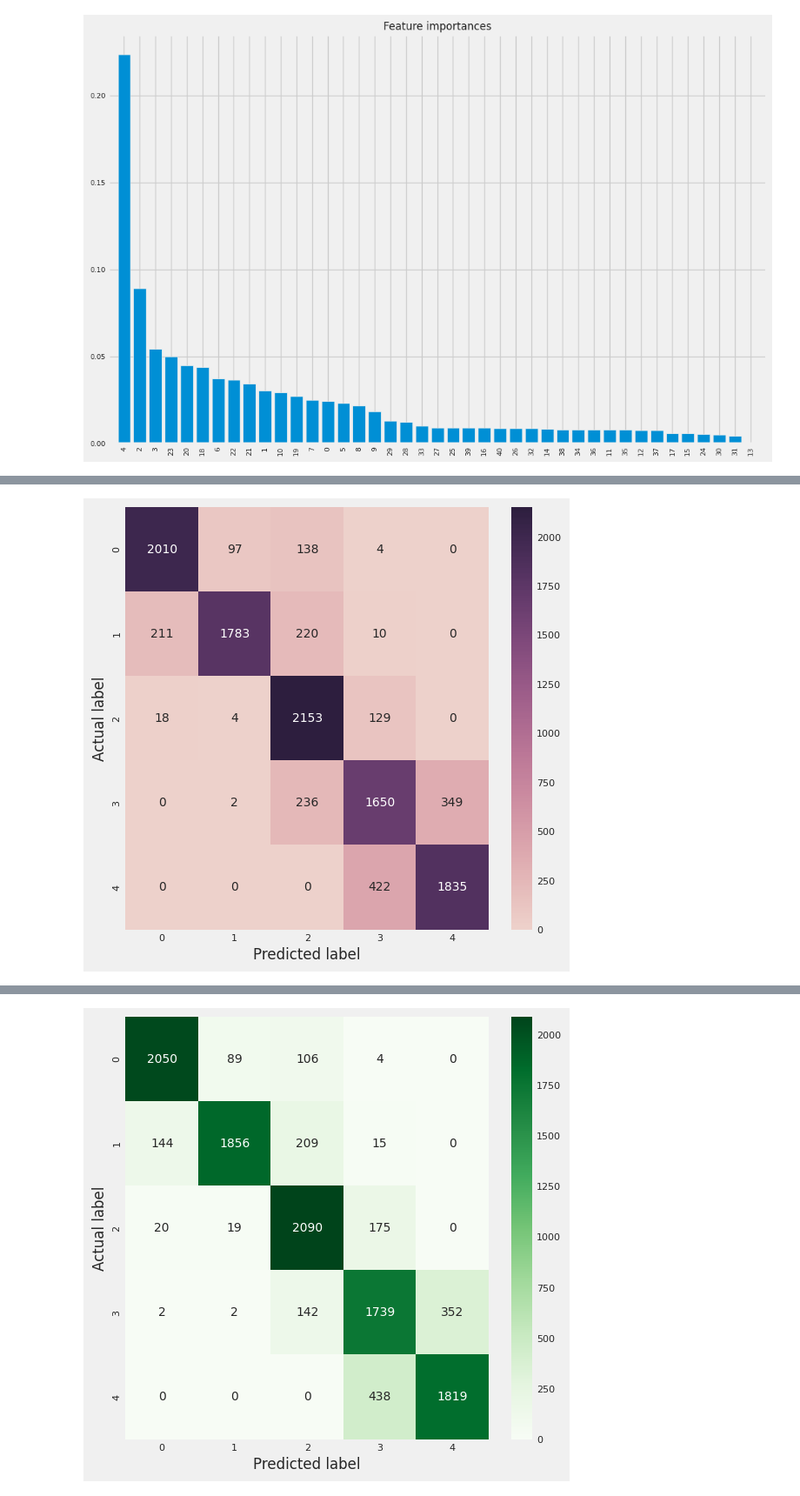
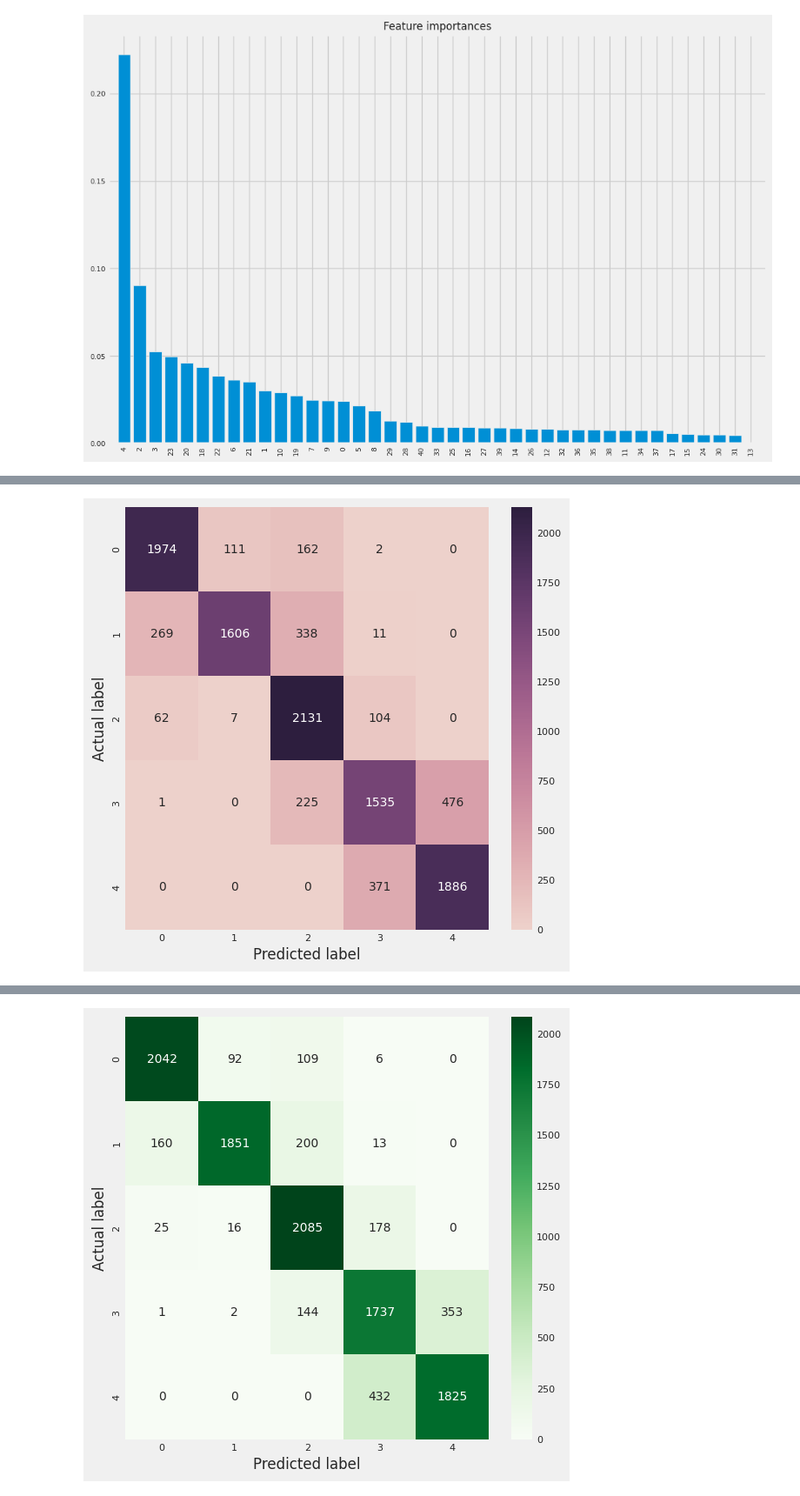
Before and after one commit to SerhiiBondarenko798/customer-churn-ml, a Jupyter notebook: notebooks/Churn_prediction_(ML).ipynb, the cells around one changed output, grey strips where cells are left out. Shown at 87% size. Drawn from its saved outputs; the diff is of its cells as text; code cells hidden in the pictures.

```diff
--- a/notebooks/Churn_prediction_(ML).ipynb
+++ b/notebooks/Churn_prediction_(ML).ipynb
@@ -305,8 +280,9 @@ df_test['jday'] = df_test['joining_date'].dt.day
 # %%
+# Extract date features
 df['jday'] = df['joining_date'].dt.day
 df['jmonth'] = df['joining_date'].dt.month
-df['jweek'] = df['joining_date'].dt.dayofweek
+df['jweek'] = df['joining_date'].dt.isocalendar().week
 df_test['jday'] = df_test['joining_date'].dt.day
 df_test['jmonth'] = df_test['joining_date'].dt.month
-df_test['jweek'] = df_test['joining_date'].dt.dayofweek
+df_test['jweek'] = df_test['joining_date'].dt.isocalendar().week
 # %%
@@ -403,7 +352,7 @@ from sklearn.metrics import classification_report,confusion_matrix,f1_score
 # %%
 from sklearn.ensemble import RandomForestClassifier
 from sklearn.metrics import classification_report,confusion_matrix,f1_score
-rf = RandomForestClassifier(n_estimators=1000,max_depth=25)
+rf = RandomForestClassifier(n_estimators=200,max_depth=25, n_jobs=-1)
 rf.fit(x_train,y_train)
 importances = rf.feature_importances_
 indices = np.argsort(importances)[::-1]
@@ -425,12 +374,2 @@ feature_names = df_new.drop(['churn_risk_score'], axis=1).columns
 x_train = pd.DataFrame(x_train, columns=feature_names)
 x_test = pd.DataFrame(x_test, columns=feature_names)
-# %%
-important_features = x_train.columns[indices[:15]]
-x_train_reduced = x_train[important_features]
-x_test_reduced = x_test[important_features]
-
-rf_reduced = RandomForestClassifier(n_estimators=100, max_depth=10)
-rf_reduced.fit(x_train_reduced, y_train)
-y_pred_reduced = rf_reduced.predict(x_test_reduced)
-print(classification_report(y_true=y_test, y_pred=y_pred_reduced))
-print(f1_score(y_true=y_test, y_pred=y_pred_reduced, average='macro'))
@@ -468,0 +433,20 @@ weighted avg       0.84      0.84      0.84     11271
+# %%
+# Random Forest Classifier with optimized parameters
+optimized_rf = RandomForestClassifier(
+    n_estimators=200,       # Number of trees in the forest
+    max_depth=15,           # Maximum depth of the trees
+    min_samples_split=2,    # Minimum samples required to split an internal node
+    min_samples_leaf=1,     # Minimum samples required to be at a leaf node
+    random_state=42         # Ensures reproducibility
+)
+
+# Fitting the model
+optimized_rf.fit(x_train_reduced, y_train)
+
+# Making predictions
+y_pred_reduced = optimized_rf.predict(x_test_reduced)
+
+# Evaluation metrics
+print("Classification Report:")
+print(classification_report(y_true=y_test, y_pred=y_pred_reduced))
+print("F1 Macro Score:", f1_score(y_true=y_test, y_pred=y_pred_reduced, average='macro'))
@@ -469,11 +468,10 @@ weighted avg       0.84      0.84      0.84     11271
 # %%
 fig = plt.figure(figsize=(6, 6))
 ax= plt.subplot()
-cm = confusion_matrix(y_true=y_test,y_pred=y_pred)
-# cm = confusion_matrix(y_true=y_test,y_pred=y_pred_reduced)
+cm = confusion_matrix(y_true=y_test,y_pred=y_pred_reduced)
 sns.heatmap(cm, annot=True, ax = ax, fmt = 'g', cmap = sns.cubehelix_palette(as_cmap=True))
 ax.set_xlabel('Predicted label')
 ax.set_ylabel('Actual label')
 plt.show()
 # %% [output]
-[figure, old version]
+[figure, new version]
```
Also changed, not shown: parts of 58 cells of this notebook.
